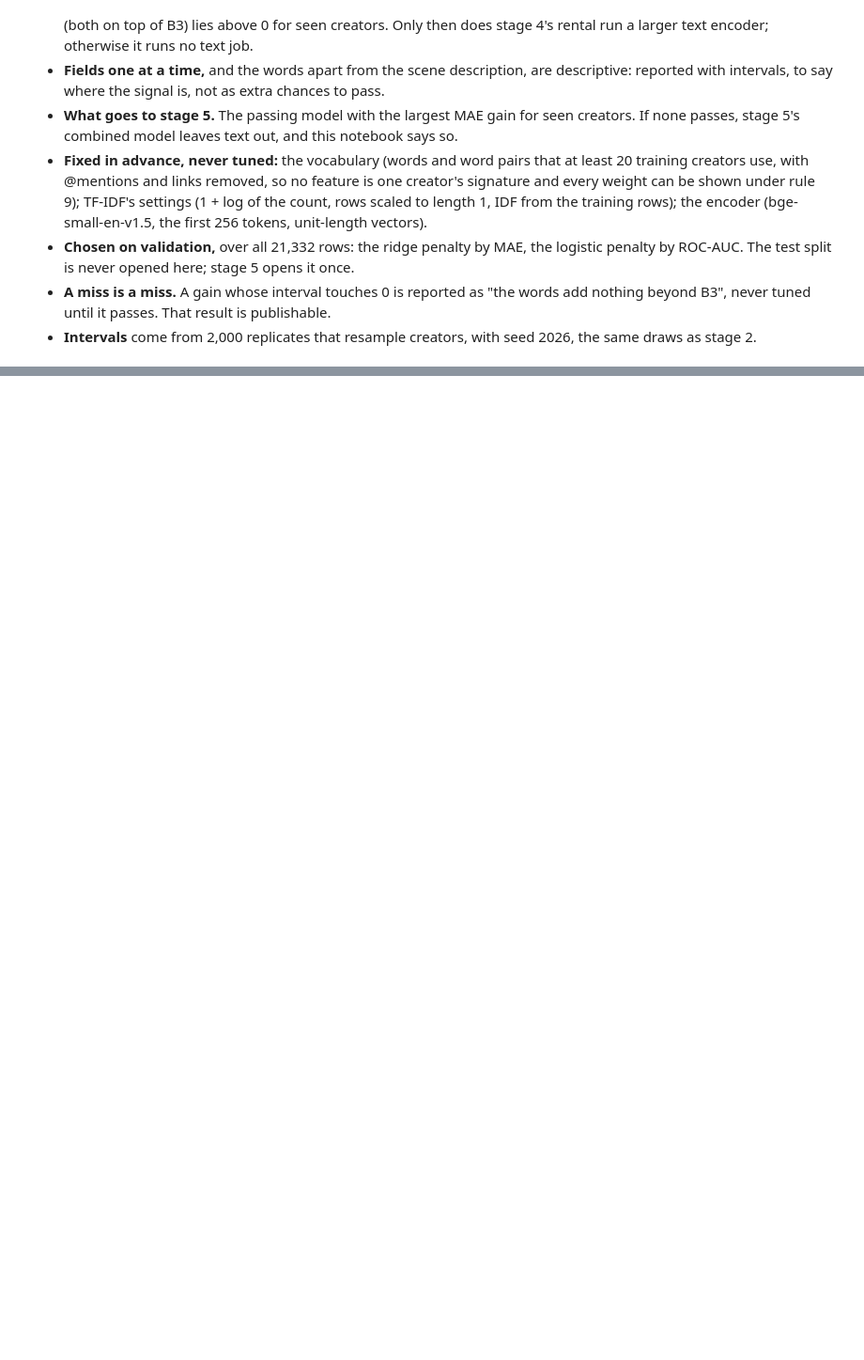
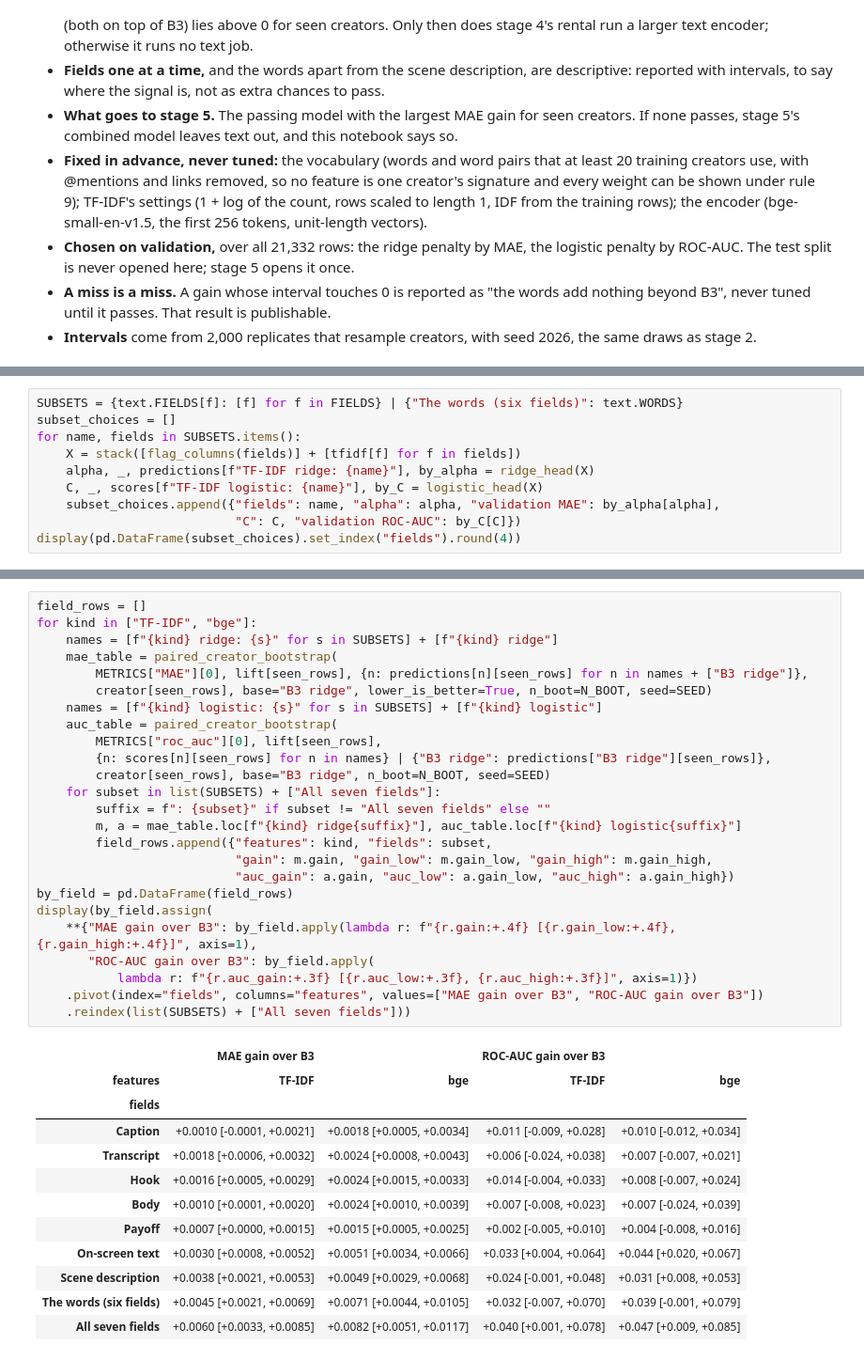
Before and after one commit to saricmilos/share-rate-prediction, a Jupyter notebook: notebooks/03_text.ipynb, the cells around one changed output, grey strips where cells are left out. Shown at 94% size. Cells and saved outputs as stored; diff of their text form; blank space fills up the shorter version.

```diff
--- a/notebooks/03_text.ipynb
+++ b/notebooks/03_text.ipynb
@@ -69,0 +455,10 @@ This cell was written, and committed, before any text model was fitted or scored
+# %%
+SUBSETS = {text.FIELDS[f]: [f] for f in FIELDS} | {"The words (six fields)": text.WORDS}
+subset_choices = []
+for name, fields in SUBSETS.items():
+    X = stack([flag_columns(fields)] + [tfidf[f] for f in fields])
+    alpha, _, predictions[f"TF-IDF ridge: {name}"], by_alpha = ridge_head(X)
+    C, _, scores[f"TF-IDF logistic: {name}"], by_C = logistic_head(X)
+    subset_choices.append({"fields": name, "alpha": alpha, "validation MAE": by_alpha[alpha],
+                           "C": C, "validation ROC-AUC": by_C[C]})
+display(pd.DataFrame(subset_choices).set_index("fields").round(4))
@@ -69,0 +668,38 @@ This cell was written, and committed, before any text model was fitted or scored
+# %%
+field_rows = []
+for kind in ["TF-IDF", "bge"]:
+    names = [f"{kind} ridge: {s}" for s in SUBSETS] + [f"{kind} ridge"]
+    mae_table = paired_creator_bootstrap(
+        METRICS["MAE"][0], lift[seen_rows], {n: predictions[n][seen_rows] for n in names + ["B3 ridge"]},
+        creator[seen_rows], base="B3 ridge", lower_is_better=True, n_boot=N_BOOT, seed=SEED)
+    names = [f"{kind} logistic: {s}" for s in SUBSETS] + [f"{kind} logistic"]
+    auc_table = paired_creator_bootstrap(
+        METRICS["roc_auc"][0], lift[seen_rows],
+        {n: scores[n][seen_rows] for n in names} | {"B3 ridge": predictions["B3 ridge"][seen_rows]},
+        creator[seen_rows], base="B3 ridge", n_boot=N_BOOT, seed=SEED)
+    for subset in list(SUBSETS) + ["All seven fields"]:
+        suffix = f": {subset}" if subset != "All seven fields" else ""
+        m, a = mae_table.loc[f"{kind} ridge{suffix}"], auc_table.loc[f"{kind} logistic{suffix}"]
+        field_rows.append({"features": kind, "fields": subset,
+                           "gain": m.gain, "gain_low": m.gain_low, "gain_high": m.gain_high,
+                           "auc_gain": a.gain, "auc_low": a.gain_low, "auc_high": a.gain_high})
+by_field = pd.DataFrame(field_rows)
+display(by_field.assign(
+    **{"MAE gain over B3": by_field.apply(lambda r: f"{r.gain:+.4f} [{r.gain_low:+.4f}, {r.gain_high:+.4f}]", axis=1),
+       "ROC-AUC gain over B3": by_field.apply(
+           lambda r: f"{r.auc_gain:+.3f} [{r.auc_low:+.3f}, {r.auc_high:+.3f}]", axis=1)})
+    .pivot(index="fields", columns="features", values=["MAE gain over B3", "ROC-AUC gain over B3"])
+    .reindex(list(SUBSETS) + ["All seven fields"]))
+# %% [output]
+|  | MAE gain over B3 |  | ROC-AUC gain over B3 |  |
+| features | TF-IDF | bge | TF-IDF | bge |
+| fields |  |  |  |  |
+| Caption | +0.0010 [-0.0001, +0.0021] | +0.0018 [+0.0005, +0.0034] | +0.011 [-0.009, +0.028] | +0.010 [-0.012, +0.034] |
+| Transcript | +0.0018 [+0.0006, +0.0032] | +0.0024 [+0.0008, +0.0043] | +0.006 [-0.024, +0.038] | +0.007 [-0.007, +0.021] |
+| Hook | +0.0016 [+0.0005, +0.0029] | +0.0024 [+0.0015, +0.0033] | +0.014 [-0.004, +0.033] | +0.008 [-0.007, +0.024] |
+| Body | +0.0010 [+0.0001, +0.0020] | +0.0024 [+0.0010, +0.0039] | +0.007 [-0.008, +0.023] | +0.007 [-0.024, +0.039] |
+| Payoff | +0.0007 [+0.0000, +0.0015] | +0.0015 [+0.0005, +0.0025] | +0.002 [-0.005, +0.010] | +0.004 [-0.008, +0.016] |
+| On-screen text | +0.0030 [+0.0008, +0.0052] | +0.0051 [+0.0034, +0.0066] | +0.033 [+0.004, +0.064] | +0.044 [+0.020, +0.067] |
+| Scene description | +0.0038 [+0.0021, +0.0053] | +0.0049 [+0.0029, +0.0068] | +0.024 [-0.001, +0.048] | +0.031 [+0.008, +0.053] |
+| The words (six fields) | +0.0045 [+0.0021, +0.0069] | +0.0071 [+0.0044, +0.0105] | +0.032 [-0.007, +0.070] | +0.039 [-0.001, +0.079] |
+| All seven fields | +0.0060 [+0.0033, +0.0085] | +0.0082 [+0.0051, +0.0117] | +0.040 [+0.001, +0.078] | +0.047 [+0.009, +0.085] |
```
Also changed, not shown: parts of 49 cells of this notebook.
